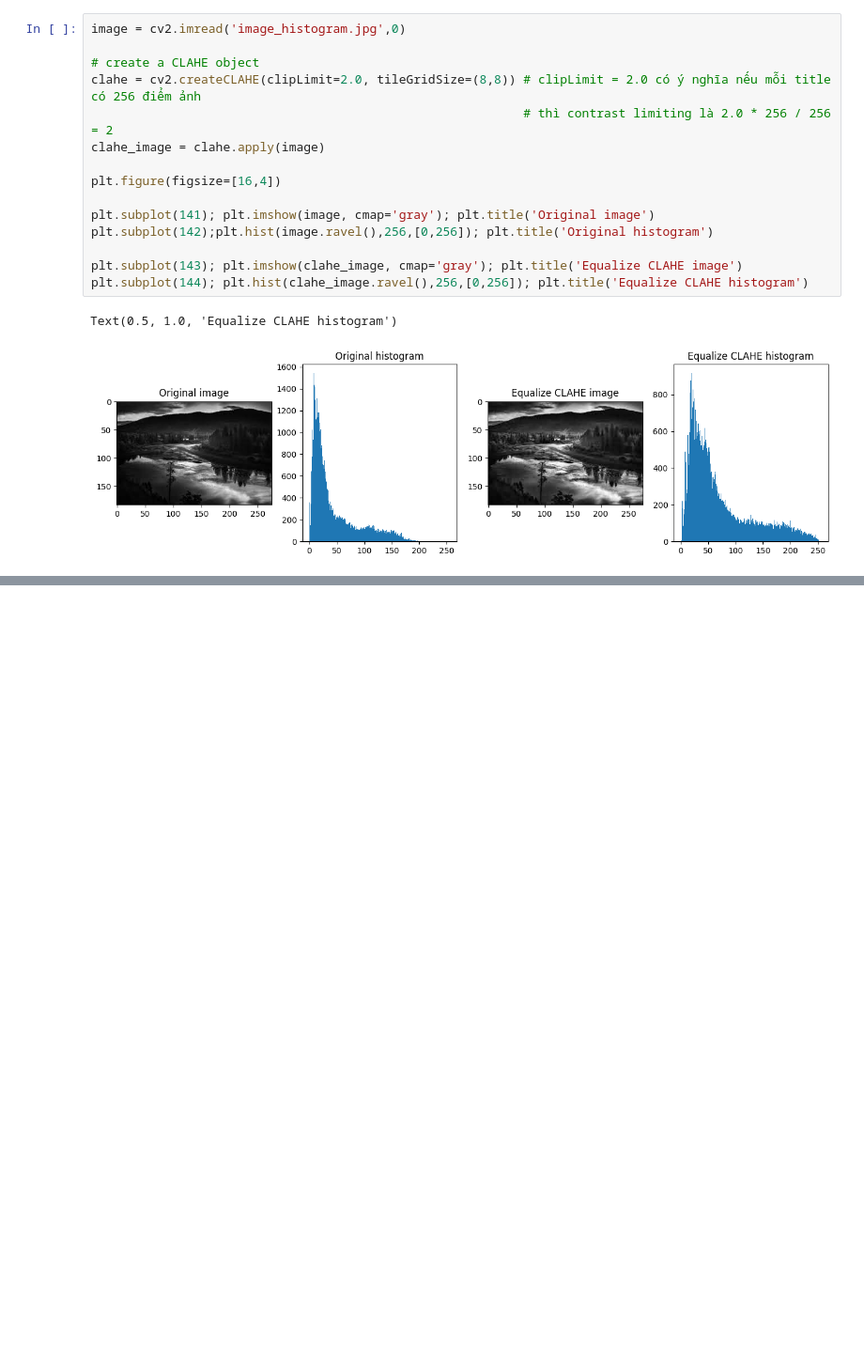
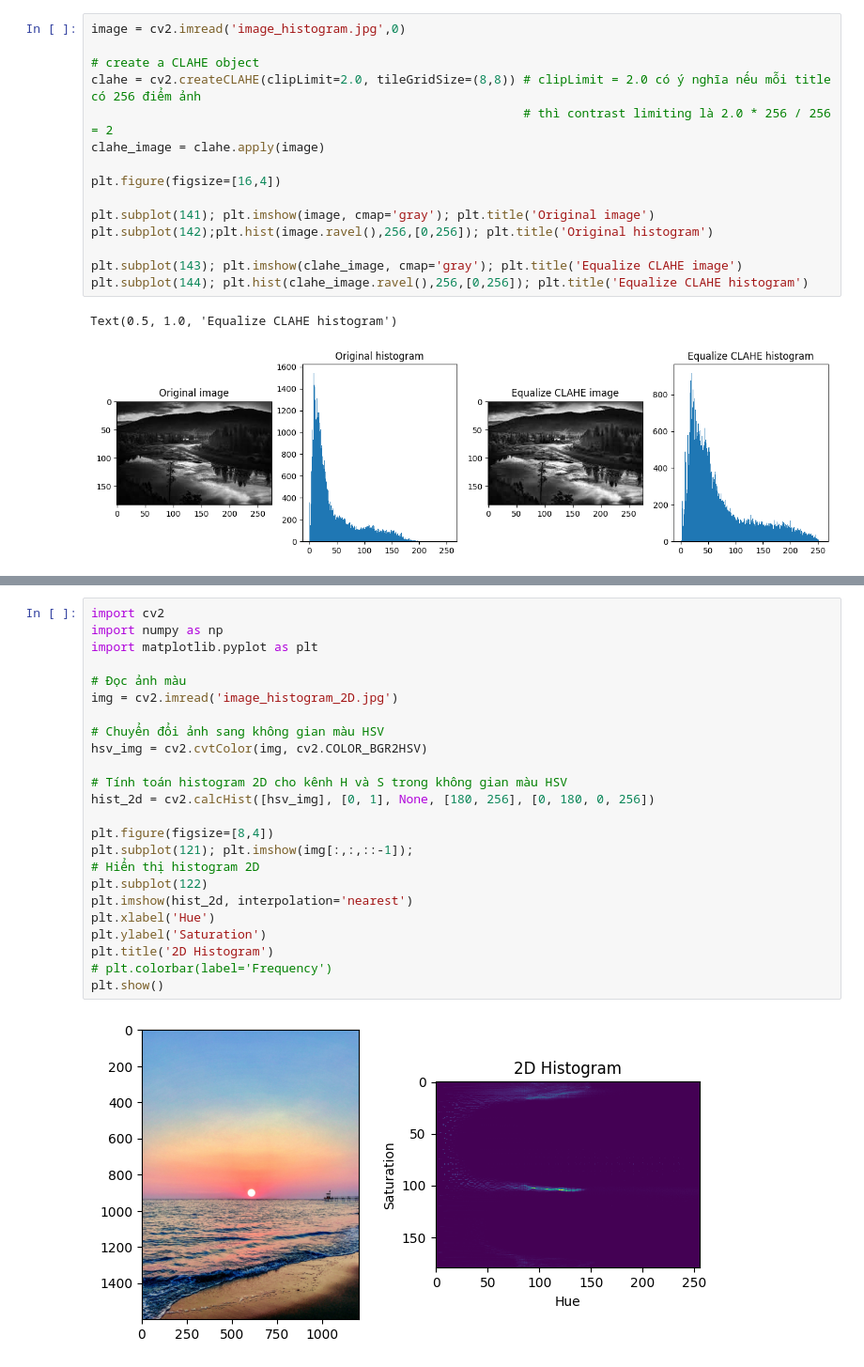
Before and after one commit to pduy395/intern, a Jupyter notebook: Image Processing in OpenCV/Histograms.ipynb, the cells around one changed output, grey strips where cells are left out. Shown at 94% size. Saved outputs shown, nothing was run; the diff lists cells and outputs as text; blank space fills up the shorter version.

```diff
--- a/Image Processing in OpenCV/Histograms.ipynb
+++ b/Image Processing in OpenCV/Histograms.ipynb
@@ -136,0 +145,26 @@ Text(0.5, 1.0, 'Equalize CLAHE histogram')
+# %%
+import cv2
+import numpy as np
+import matplotlib.pyplot as plt
+
+# Đọc ảnh màu
+img = cv2.imread('image_histogram_2D.jpg')
+
+# Chuyển đổi ảnh sang không gian màu HSV
+hsv_img = cv2.cvtColor(img, cv2.COLOR_BGR2HSV)
+
+# Tính toán histogram 2D cho kênh H và S trong không gian màu HSV
+hist_2d = cv2.calcHist([hsv_img], [0, 1], None, [180, 256], [0, 180, 0, 256])
+
+plt.figure(figsize=[8,4])
+plt.subplot(121); plt.imshow(img[:,:,::-1]);
+# Hiển thị histogram 2D
+plt.subplot(122)
+plt.imshow(hist_2d, interpolation='nearest')
+plt.xlabel('Hue')
+plt.ylabel('Saturation')
+plt.title('2D Histogram')
+# plt.colorbar(label='Frequency')
+plt.show()
+# %% [output]
+[figure, added]
```
Also changed, not shown: parts of 5 cells of this notebook, 4 other files.
